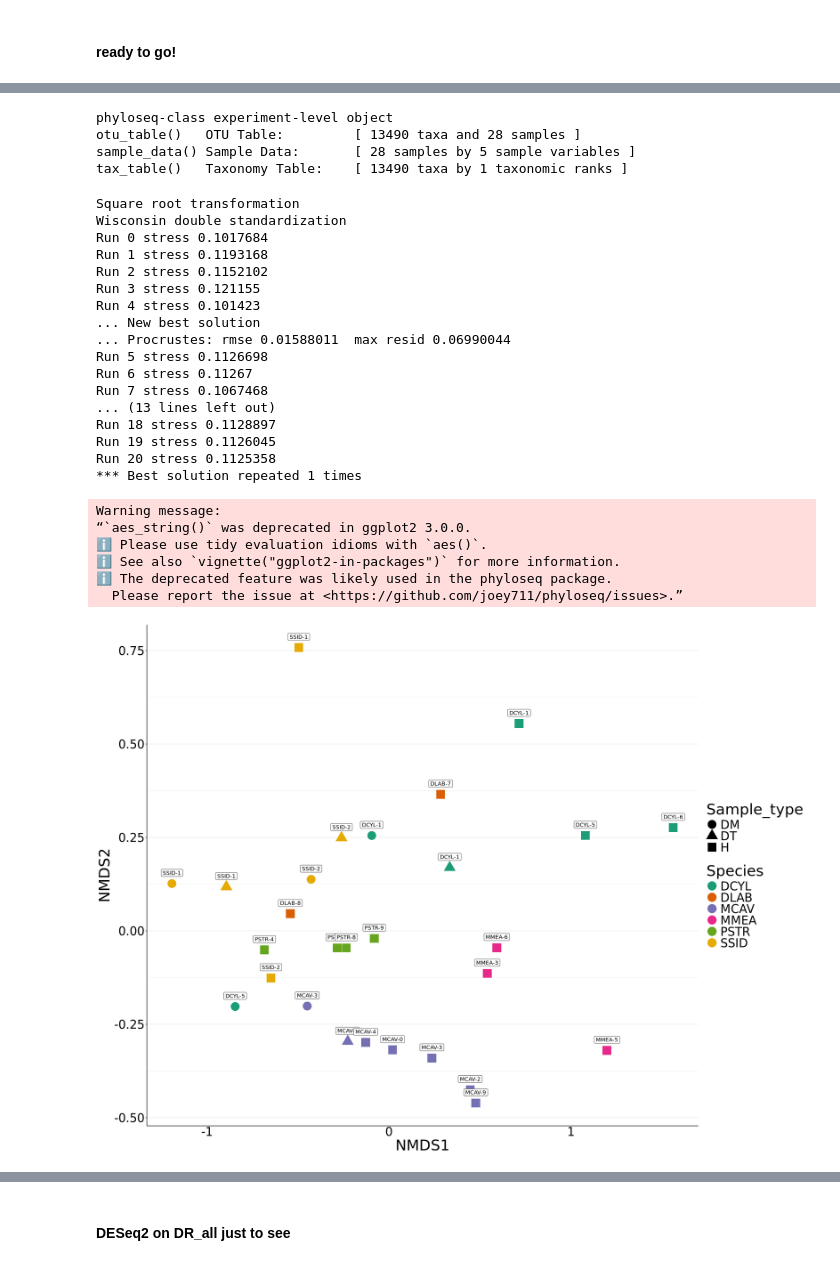
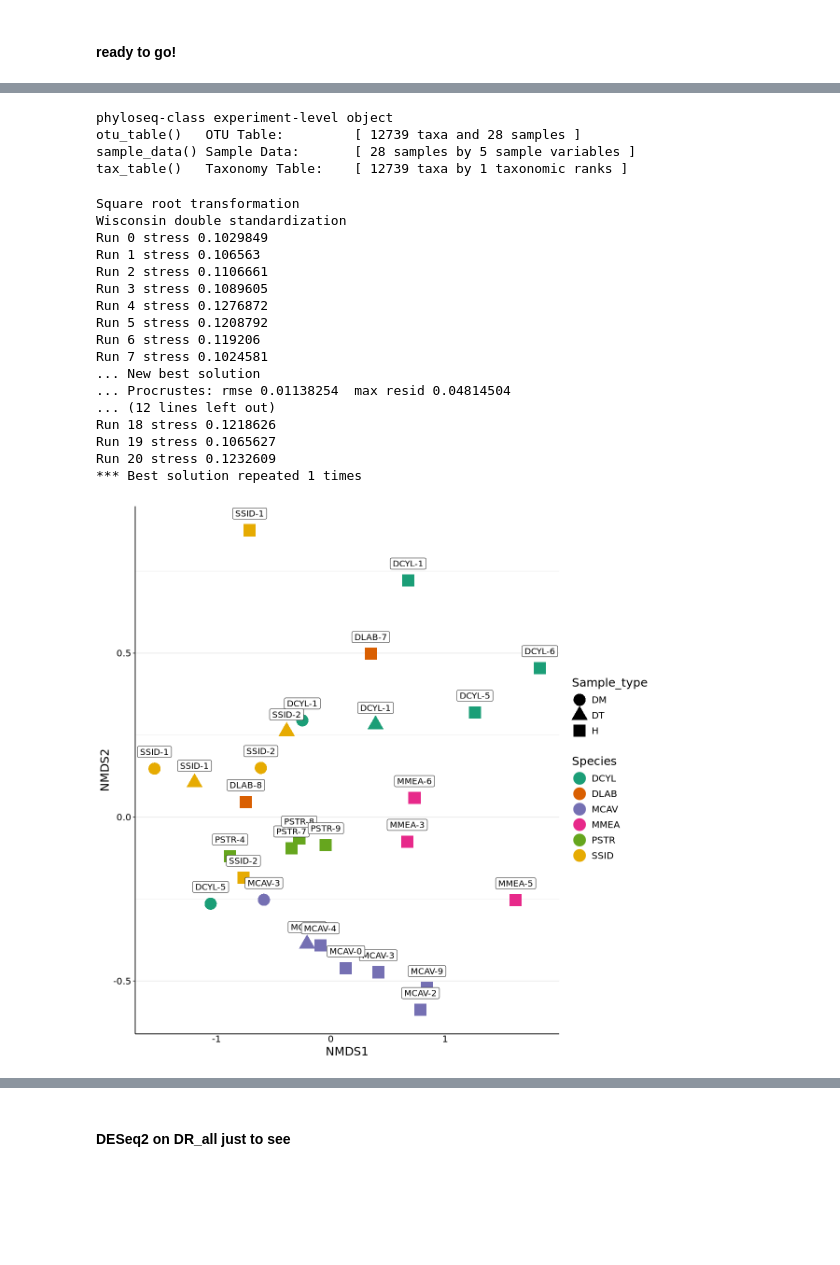
Before and after one commit to nikeaulrich/DR_SCTLD, a Jupyter notebook: DR_phyloseq.ipynb, the cells around one changed output, grey strips where cells are left out. Cells and saved outputs as stored; diff of their text form; code cells hidden in the pictures; blank space fills up the shorter version.

Commit message:
saved plot pngs and ran initial DESeq

```diff
--- a/DR_phyloseq.ipynb
+++ b/DR_phyloseq.ipynb
@@ -247,0 +178,5 @@ A data.frame: 6 × 30
+# %%
+#reorder columns from list file (just concatenated the IDs together in the order I wanted
+column_list <- readLines("COL_column_order.txt")
+otu_table <- otu_table[, column_list]
+head(otu_table)
@@ -263,4 +207,0 @@ A data.frame: 6 × 29
-# %%
-#remove Sum column
-otu_table$Sum <- NULL
-head(otu_table)
@@ -324,6 +255,6 @@ getwd()
 # %%
 #read in metadata
-metadata=read.csv('/work/pi_sarah_gignouxwolfsohn_uml_edu/nikea/DR/bracken_filtered/otu_table_species/DR_metadata_all.csv', header=TRUE)
+metadata=read.csv('/work/pi_sarah_gignouxwolfsohn_uml_edu/nikea/DR/kraken_bracken/DR_metadata_all.csv', header=TRUE)
 head(metadata)
 # %% [output]
 A data.frame: 6 × 6
@@ -363,27 +294,27 @@ DR_all = phyloseq(OTU, SAMP, TAX)
 DR_all
 # %% [output]
 phyloseq-class experiment-level object
-otu_table()   OTU Table:         [ 13490 taxa and 28 samples ]
+otu_table()   OTU Table:         [ 12739 taxa and 28 samples ]
 sample_data() Sample Data:       [ 28 samples by 5 sample variables ]
-tax_table()   Taxonomy Table:    [ 13490 taxa by 1 taxonomic ranks ]
+tax_table()   Taxonomy Table:    [ 12739 taxa by 1 taxonomic ranks ]
 # %%
 DR_all.ord <- ordinate(DR_all, "NMDS", "bray", trymax=1000)
 # %% [output]
 Square root transformation
 Wisconsin double standardization
-Run 0 stress 0.1017684
-Run 1 stress 0.1193168
-Run 2 stress 0.1152102
-Run 3 stress 0.121155
-Run 4 stress 0.101423
+Run 0 stress 0.1029849
+Run 1 stress 0.106563
+Run 2 stress 0.1106661
+Run 3 stress 0.1089605
+Run 4 stress 0.1276872
+Run 5 stress 0.1208792
+Run 6 stress 0.119206
+Run 7 stress 0.1024581
 ... New best solution
-... Procrustes: rmse 0.01588011  max resid 0.06990044
-Run 5 stress 0.1126698
-Run 6 stress 0.11267
-Run 7 stress 0.1067468
-... (13 lines left out)
-Run 18 stress 0.1128897
-Run 19 stress 0.1126045
-Run 20 stress 0.1125358
+... Procrustes: rmse 0.01138254  max resid 0.04814504
+... (12 lines left out)
+Run 18 stress 0.1218626
+Run 19 stress 0.1065627
+Run 20 stress 0.1232609
 *** Best solution repeated 1 times
 # %%
@@ -393,24 +324,18 @@ library(RColorBrewer)
 # %%
 # visualize ordination plot
 
 DR_all_plot <- plot_ordination(DR_all, DR_all.ord, type="Samples", color="Species", shape="Sample_type")+
-geom_point(size=8) + scale_color_brewer(palette = "Dark2")+
+geom_point(size=7) + scale_color_brewer(palette = "Dark2")+
 geom_label(aes(label = SAMP$Tag_num), vjust = -1, color = "black") +
 theme_bw()+
  theme(legend.position = "right",
     panel.border = element_blank(),
     panel.grid.major.x = element_blank(),
     panel.grid.minor.x = element_blank(),
     axis.ticks.x = element_blank(),
     axis.line = element_line(color = "black"),
     axis.text = element_text(color = "black"),
-    text = element_text(size = 30))
+    text = element_text(size = 15))
 DR_all_plot
 # %% [output]
-Warning message:
-“`aes_string()` was deprecated in ggplot2 3.0.0.
-ℹ Please use tidy evaluation idioms with `aes()`.
-ℹ See also `vignette("ggplot2-in-packages")` for more information.
-ℹ The deprecated feature was likely used in the phyloseq package.
-  Please report the issue at <https://github.com/joey711/phyloseq/issues>.”
-[figure, old version]
+[figure, new version]
```
Also changed, not shown: parts of 39 cells of this notebook, 8 other files.
